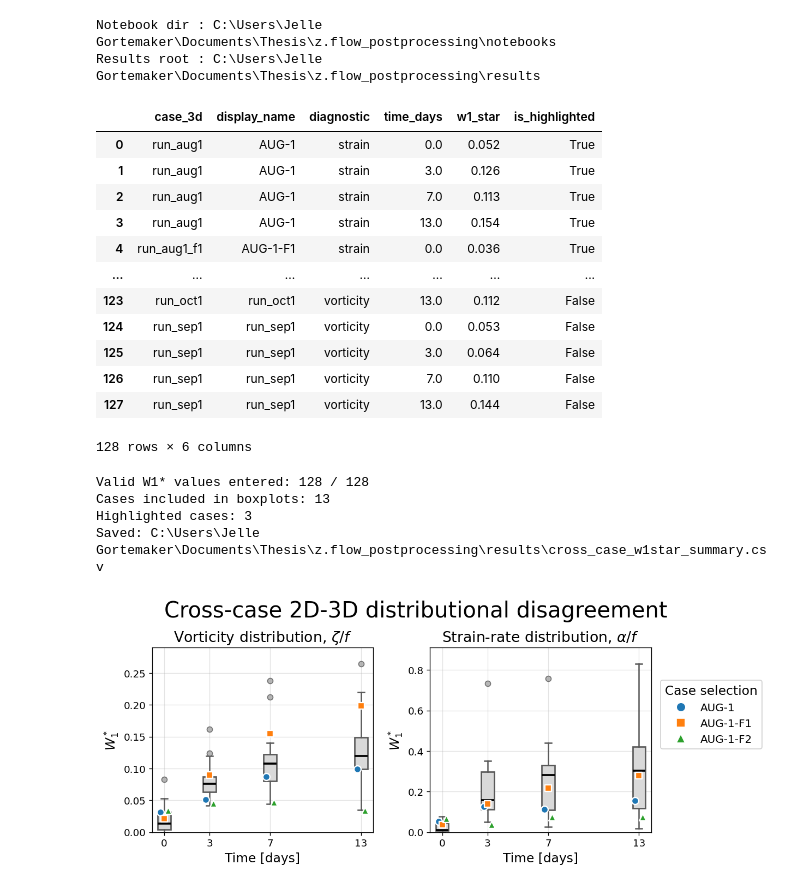
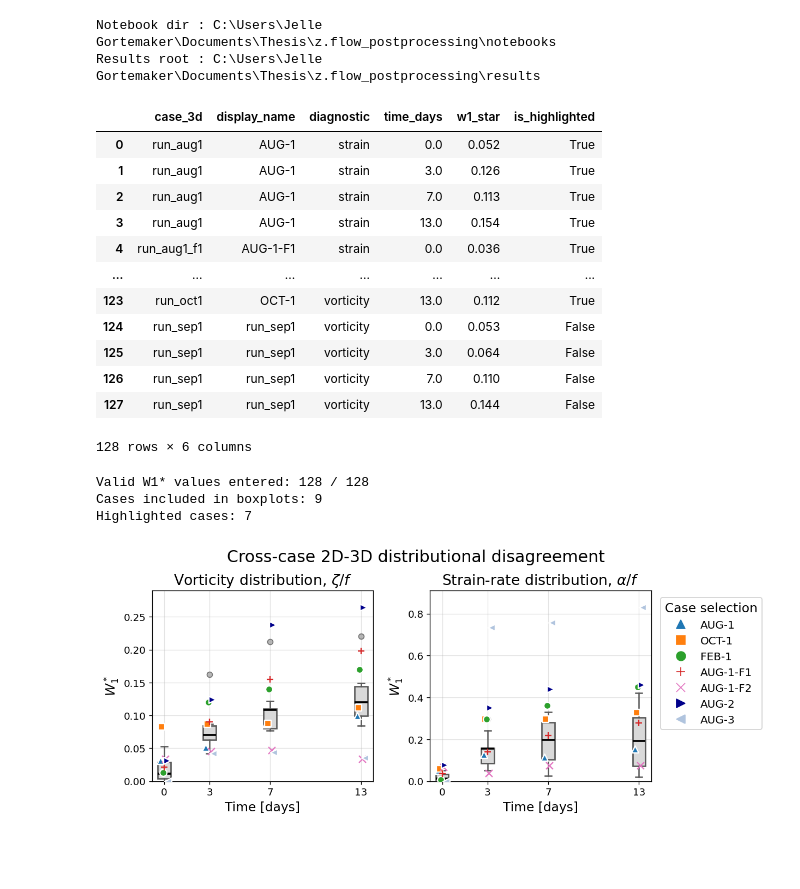
Before and after one commit to Jelle-Gortemaker/Thesis, a Jupyter notebook: z.flow_postprocessing/notebooks/compare_cross_case_wasserstein.ipynb, the cells around one changed output. Cells and saved outputs as stored; diff of their text form; code cells hidden in the pictures; blank space fills up the shorter version.

```diff
--- a/z.flow_postprocessing/notebooks/compare_cross_case_wasserstein.ipynb
+++ b/z.flow_postprocessing/notebooks/compare_cross_case_wasserstein.ipynb
@@ -67,7 +68,7 @@ Results root : C:\Users\Jelle Gortemaker\Documents\Thesis\z.flow_postprocessing\
 SELECTED_TIMES = np.array([0.0, 3.0, 7.0, 13.0])
 
 # All cases considered in the cross-case comparison
-INCLUDED_CASES = [
+CASE_NAMES = [
     "run_aug1",
     "run_aug1_f1",
     "run_aug1_f2",
@@ -92,22 +93,43 @@ HIGHLIGHT_CASES = {
     "run_aug1": {
         "label": "AUG-1",
         "color": "tab:blue",
+        "marker": "^",
+    },
+    "run_oct1": {
+        "label": "OCT-1",
+        "color": "tab:orange",
+        "marker": "s",
+    },
+    "run_feb1": {
+        "label": "FEB-1",
+        "color": "tab:green",
         "marker": "o",
     },
     "run_aug1_f1": {
         "label": "AUG-1-F1",
-        "color": "tab:orange",
-        "marker": "s",
+        "color": "tab:red",
+        "marker": "+",
     },
     "run_aug1_f2": {
         "label": "AUG-1-F2",
-        "color": "tab:green",
-        "marker": "^",
+        "color": "tab:pink",
+        "marker": "x",
+    },
+    "run_aug2": {
+        "label": "AUG-2",
+        "color": "darkblue",
+        "marker": ">",
+    },
+    "run_aug3": {
+        "label": "AUG-3",
+        "color": "lightsteelblue",
+        "marker": "<",
     },
 }
 
 # Set to False when only individual points are desired.
-CONNECT_HIGHLIGHTED_CASES = True
+CONNECT_HIGHLIGHTED_CASES = False
+SAVE_SUMMARY_CSV = False
 # %%
 
 # ============================================================
@@ -116,8 +138,8 @@ CONNECT_HIGHLIGHTED_CASES = True
 
 W1_STAR_VALUES = {
     case_name: {
-        "vorticity": {day: np.nan for day in SNAPSHOT_DAYS},
-        "strain": {day: np.nan for day in SNAPSHOT_DAYS},
+        "vorticity": {day: np.nan for day in SELECTED_TIMES},
+        "strain": {day: np.nan for day in SELECTED_TIMES},
     }
     for case_name in CASE_NAMES
 }
@@ -516,16 +538,15 @@ if SAVE_SUMMARY_CSV:
 | 3 | run_aug1 | AUG-1 | strain | 13.0 | 0.154 | True |
 | 4 | run_aug1_f1 | AUG-1-F1 | strain | 0.0 | 0.036 | True |
 | ... | ... | ... | ... | ... | ... | ... |
-| 123 | run_oct1 | run_oct1 | vorticity | 13.0 | 0.112 | False |
+| 123 | run_oct1 | OCT-1 | vorticity | 13.0 | 0.112 | True |
 | 124 | run_sep1 | run_sep1 | vorticity | 0.0 | 0.053 | False |
 | 125 | run_sep1 | run_sep1 | vorticity | 3.0 | 0.064 | False |
 | 126 | run_sep1 | run_sep1 | vorticity | 7.0 | 0.110 | False |
 | 127 | run_sep1 | run_sep1 | vorticity | 13.0 | 0.144 | False |
 128 rows × 6 columns
 Valid W1* values entered: 128 / 128
-Cases included in boxplots: 13
-Highlighted cases: 3
-Saved: C:\Users\Jelle Gortemaker\Documents\Thesis\z.flow_postprocessing\results\cross_case_w1star_summary.csv
+Cases included in boxplots: 9
+Highlighted cases: 7
 # %%
 # ============================================================
 # 6. CROSS-CASE W1* BOXPLOTS
@@ -742,14 +763,13 @@ def plot_cross_case_w1_boxplots(
                 marker=style.get("marker", "o"),
                 linestyle="None",
                 markersize=10,
-                markeredgecolor="white",
                 label=style.get("label", case_name),
             )
         )
 
     fig.suptitle(
         "Cross-case 2D-3D distributional disagreement",
-        fontsize=_theme_attr("SUPTITLE_SIZE", 24),
+        fontsize=_theme_attr("SUPTITLE_SIZE", 18),
         y=0.85,   # lower the title slightly
     )
 
@@ -761,31 +781,31 @@ def plot_cross_case_w1_boxplots(
     fig.legend(
         handles=legend_handles,
         title="Case selection",
         loc="center left",
         bbox_to_anchor=(0.865, 0.50),   # move legend closer to right panel
         frameon=True,
     )
 
     if missing_entries:
         print("\nMissing W1* values used by the plot:")
 
         for case_name, diagnostic, time_day in sorted(
             set(missing_entries)
         ):
             print(
                 f"  - {case_name}: {diagnostic}, "
                 f"T={time_day:g} days"
             )
 
     return fig, axes
 
 
 fig, axes = plot_cross_case_w1_boxplots(
     included_cases=included_cases,
     highlight_cases=HIGHLIGHT_CASES,
     selected_times=selected_times,
 )
 
 plt.show()
 # %% [output]
-[figure, old version]
+[figure, new version]
```
Also changed, not shown: parts of 1 cell of this notebook, 2 other files.
